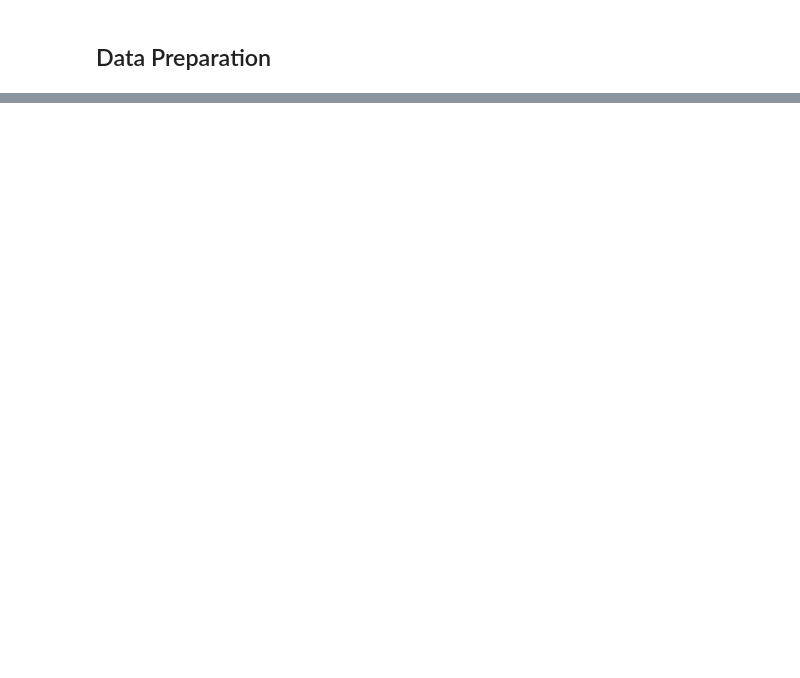
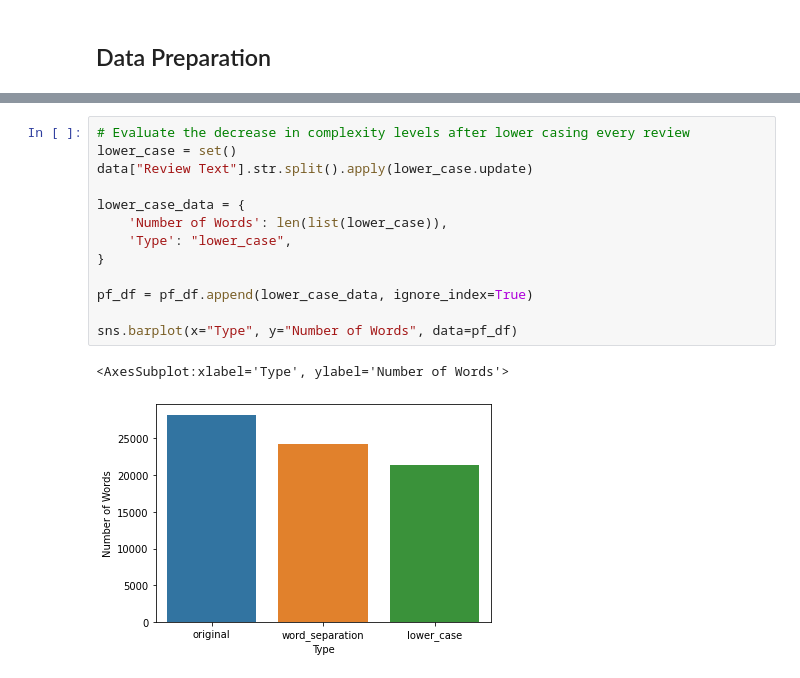
Before and after one commit to ricardomilhazes/WellBeingAnalysis, a Jupyter notebook: opinion_mining/pre_processing.ipynb, the cells around one changed output, grey strips where cells are left out. Drawn from its saved outputs; the diff is of its cells as text; blank space fills up the shorter version.

```diff
--- a/opinion_mining/pre_processing.ipynb
+++ b/opinion_mining/pre_processing.ipynb
@@ -63,0 +105,16 @@ data["Review Text"].head()
+# %%
+# Evaluate the decrease in complexity levels after lower casing every review
+lower_case = set()
+data["Review Text"].str.split().apply(lower_case.update)
+
+lower_case_data = {
+    'Number of Words': len(list(lower_case)),
+    'Type': "lower_case",
+}
+
+pf_df = pf_df.append(lower_case_data, ignore_index=True)
+
+sns.barplot(x="Type", y="Number of Words", data=pf_df)
+# %% [output]
+<AxesSubplot:xlabel='Type', ylabel='Number of Words'>
+[figure, added]
```
Also changed, not shown: parts of 10 cells of this notebook, 1 other file.
